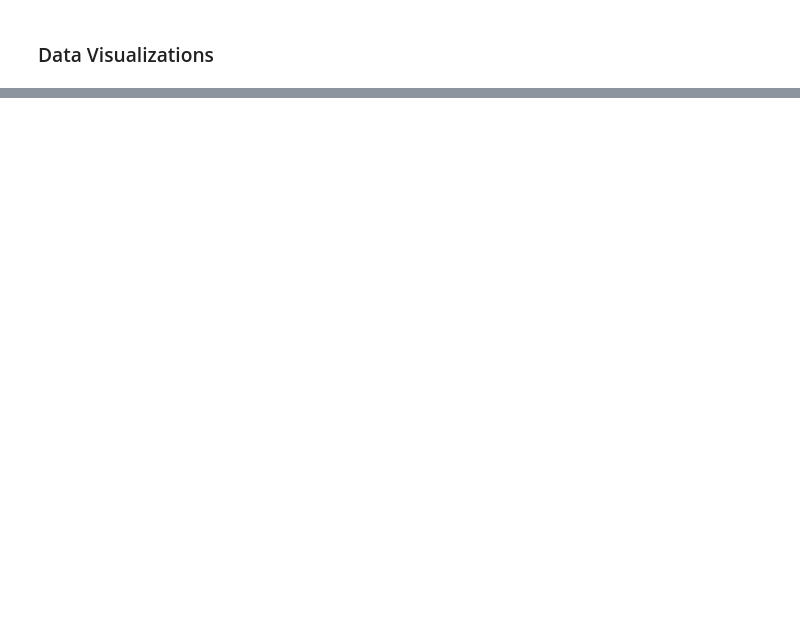
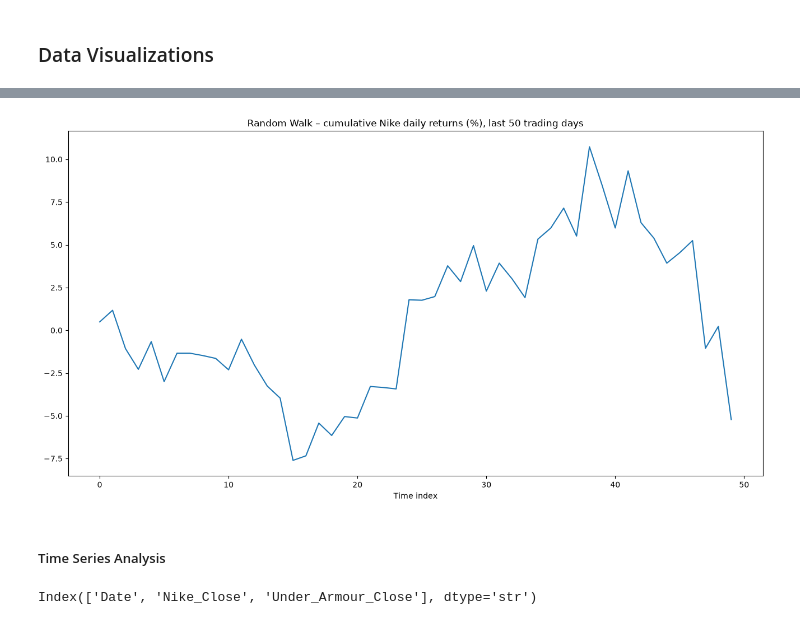
Before and after one commit to KyriansBetterCode/Chapter-8-Project, a Jupyter notebook: chapter8GroupProject.ipynb, the cells around one changed output, grey strips where cells are left out. Drawn from its saved outputs; the diff is of its cells as text; code cells hidden in the pictures; blank space fills up the shorter version.

```diff
--- a/chapter8GroupProject.ipynb
+++ b/chapter8GroupProject.ipynb
@@ -85,0 +126,18 @@ plt.show()
+# %%
+random_walk = np.cumsum(zero_mean_series)
+# %%
+plt.figure(figsize=(16, 8))
+g = sns.lineplot(data=random_walk)
+g.set_title('Random Walk – cumulative Nike daily returns (%), last 50 trading days')
+g.set_xlabel('Time index')
+plt.show()
+# %% [output]
+[figure, added]
+# %% [markdown]
+##### Time Series Analysis
+# %%
+# load time series dataset (our Step 2 export)
+df_stocks = pd.read_excel("nike_underarmour_data_export.xlsx")
+df_stocks.columns
+# %% [output]
+Index(['Date', 'Nike_Close', 'Under_Armour_Close'], dtype='str')
```
Also changed, not shown: parts of 33 cells of this notebook.
